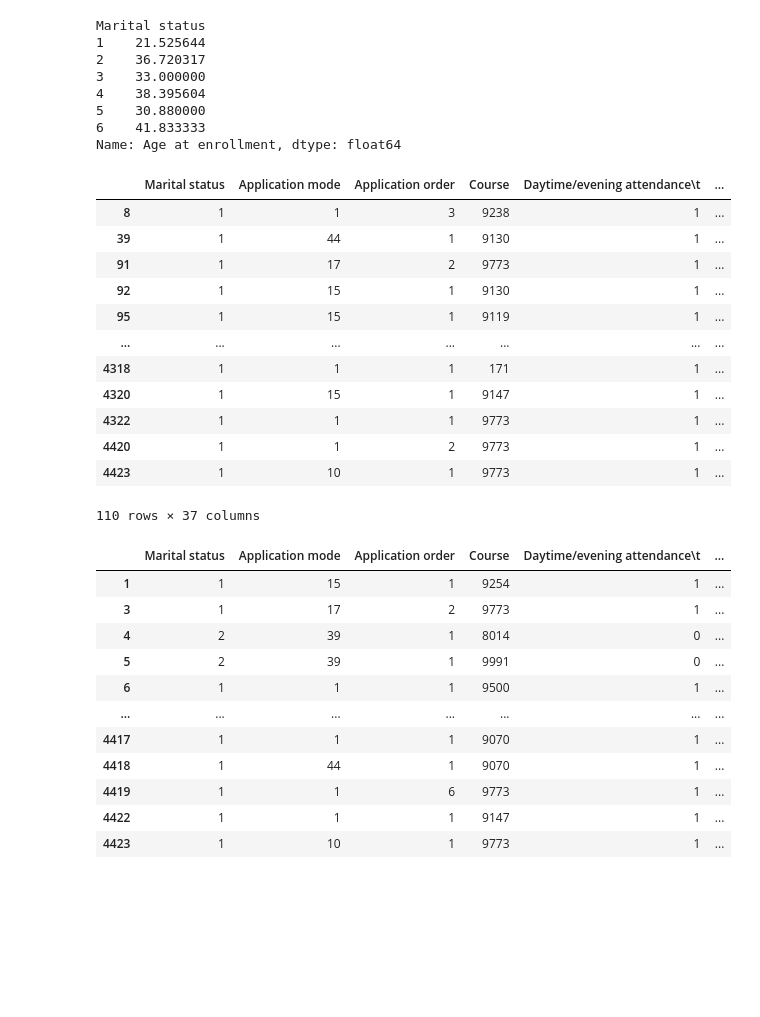
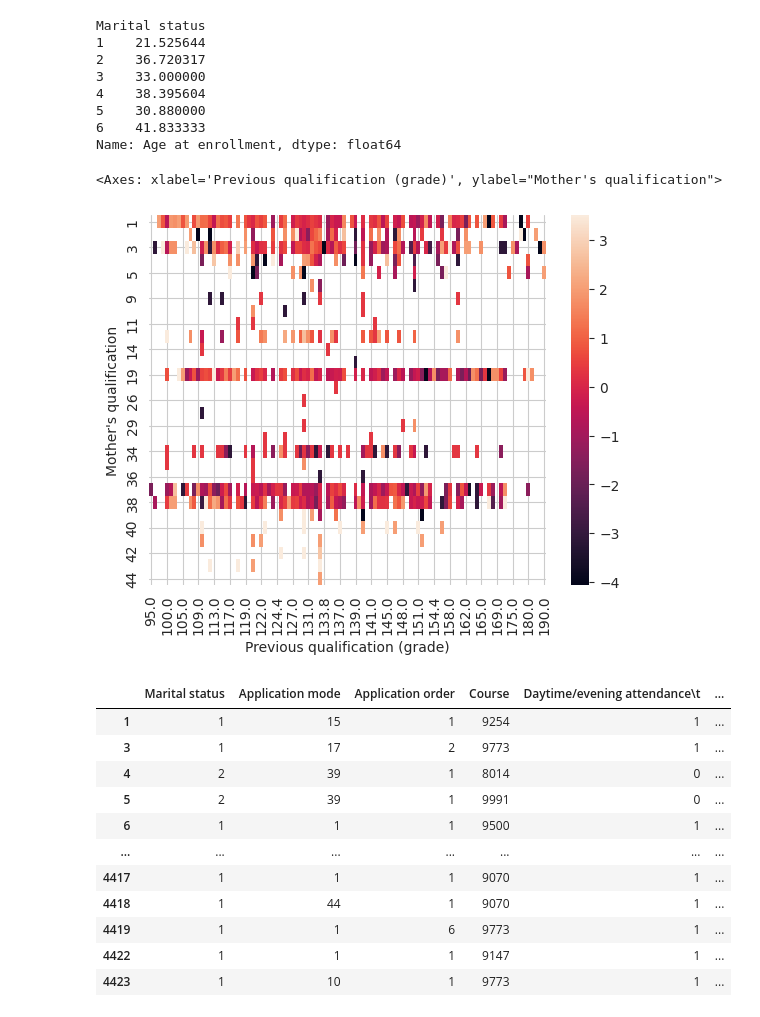
Before and after one commit to vasolovev/task2, a Jupyter notebook: task2.ipynb, the cells around one changed output. Saved outputs shown, nothing was run; the diff lists cells and outputs as text; code cells hidden in the pictures; blank space fills up the shorter version.

```diff
--- a/task2.ipynb
+++ b/task2.ipynb
@@ -141,22 +144,18 @@ Marital status
 5    30.880000
 6    41.833333
 Name: Age at enrollment, dtype: float64
-# %%
-df[df['International'] == 1]
-# %% [output]
-|  | Marital status | Application mode | Application order | Course | Daytime/evening attendance\t | ... |
-| 8 | 1 | 1 | 3 | 9238 | 1 | ... |
-| 39 | 1 | 44 | 1 | 9130 | 1 | ... |
-| 91 | 1 | 17 | 2 | 9773 | 1 | ... |
-| 92 | 1 | 15 | 1 | 9130 | 1 | ... |
-| 95 | 1 | 15 | 1 | 9119 | 1 | ... |
-| ... | ... | ... | ... | ... | ... | ... |
-| 4318 | 1 | 1 | 1 | 171 | 1 | ... |
-| 4320 | 1 | 15 | 1 | 9147 | 1 | ... |
-| 4322 | 1 | 1 | 1 | 9773 | 1 | ... |
-| 4420 | 1 | 1 | 2 | 9773 | 1 | ... |
-| 4423 | 1 | 10 | 1 | 9773 | 1 | ... |
-110 rows × 37 columns
+# %%
+df[df['International'] == 1]
+
+pivot = df.pivot_table(
+    index=["Mother's qualification"],
+    columns=["Previous qualification (grade)"],
+    values="GDP",
+    aggfunc=np.average)
+sns.heatmap(pivot)
+# %% [output]
+<Axes: xlabel='Previous qualification (grade)', ylabel="Mother's qualification">
+[figure, added]
 # %%
 df[df['Target'] == "Graduate"]
 # %% [output]
```
Also changed, not shown: parts of 10 cells of this notebook, 3 other files.
